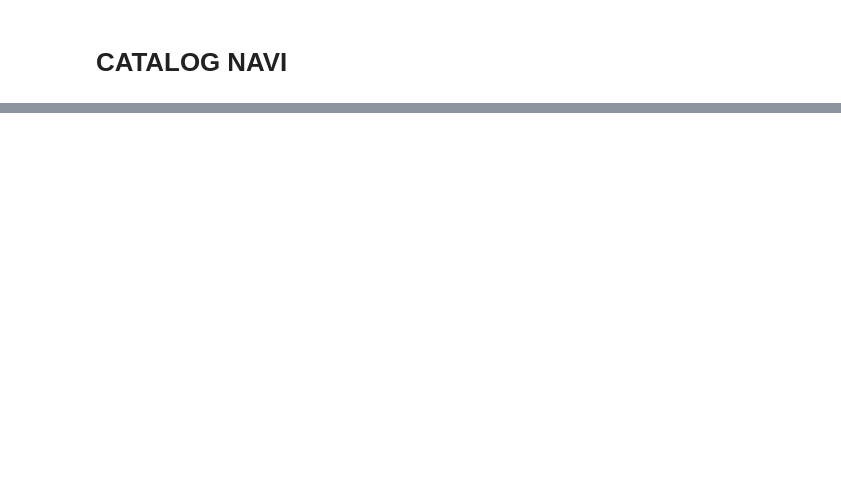
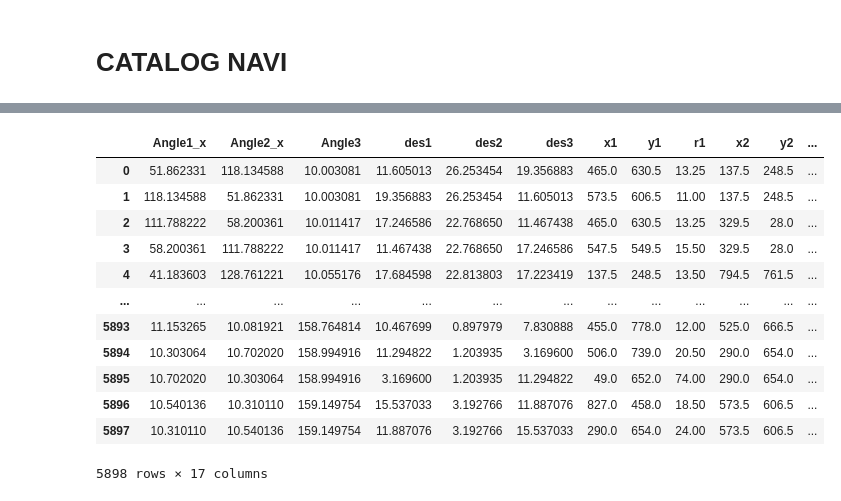
Before and after one commit to sirbastiano/FederNet, a Jupyter notebook: match.ipynb, the cells around one changed output, grey strips where cells are left out. Drawn from its saved outputs; the diff is of its cells as text; code cells hidden in the pictures; blank space fills up the shorter version.

```diff
--- a/match.ipynb
+++ b/match.ipynb
@@ -266 +351,17 @@ def verifica(SEARCH):
+# %%
+S
+# %% [output]
+|  | Angle1_x | Angle2_x | Angle3 | des1 | des2 | des3 | x1 | y1 | r1 | x2 | y2 | ... |
+| 0 | 51.862331 | 118.134588 | 10.003081 | 11.605013 | 26.253454 | 19.356883 | 465.0 | 630.5 | 13.25 | 137.5 | 248.5 | ... |
+| 1 | 118.134588 | 51.862331 | 10.003081 | 19.356883 | 26.253454 | 11.605013 | 573.5 | 606.5 | 11.00 | 137.5 | 248.5 | ... |
+| 2 | 111.788222 | 58.200361 | 10.011417 | 17.246586 | 22.768650 | 11.467438 | 465.0 | 630.5 | 13.25 | 329.5 | 28.0 | ... |
+| 3 | 58.200361 | 111.788222 | 10.011417 | 11.467438 | 22.768650 | 17.246586 | 547.5 | 549.5 | 15.50 | 329.5 | 28.0 | ... |
+| 4 | 41.183603 | 128.761221 | 10.055176 | 17.684598 | 22.813803 | 17.223419 | 137.5 | 248.5 | 13.50 | 794.5 | 761.5 | ... |
+| ... | ... | ... | ... | ... | ... | ... | ... | ... | ... | ... | ... | ... |
+| 5893 | 11.153265 | 10.081921 | 158.764814 | 10.467699 | 0.897979 | 7.830888 | 455.0 | 778.0 | 12.00 | 525.0 | 666.5 | ... |
+| 5894 | 10.303064 | 10.702020 | 158.994916 | 11.294822 | 1.203935 | 3.169600 | 506.0 | 739.0 | 20.50 | 290.0 | 654.0 | ... |
+| 5895 | 10.702020 | 10.303064 | 158.994916 | 3.169600 | 1.203935 | 11.294822 | 49.0 | 652.0 | 74.00 | 290.0 | 654.0 | ... |
+| 5896 | 10.540136 | 10.310110 | 159.149754 | 15.537033 | 3.192766 | 11.887076 | 827.0 | 458.0 | 18.50 | 573.5 | 606.5 | ... |
+| 5897 | 10.310110 | 10.540136 | 159.149754 | 11.887076 | 3.192766 | 15.537033 | 290.0 | 654.0 | 24.00 | 573.5 | 606.5 | ... |
+5898 rows × 17 columns
 # %%
```
Also changed, not shown: parts of 14 cells of this notebook.
